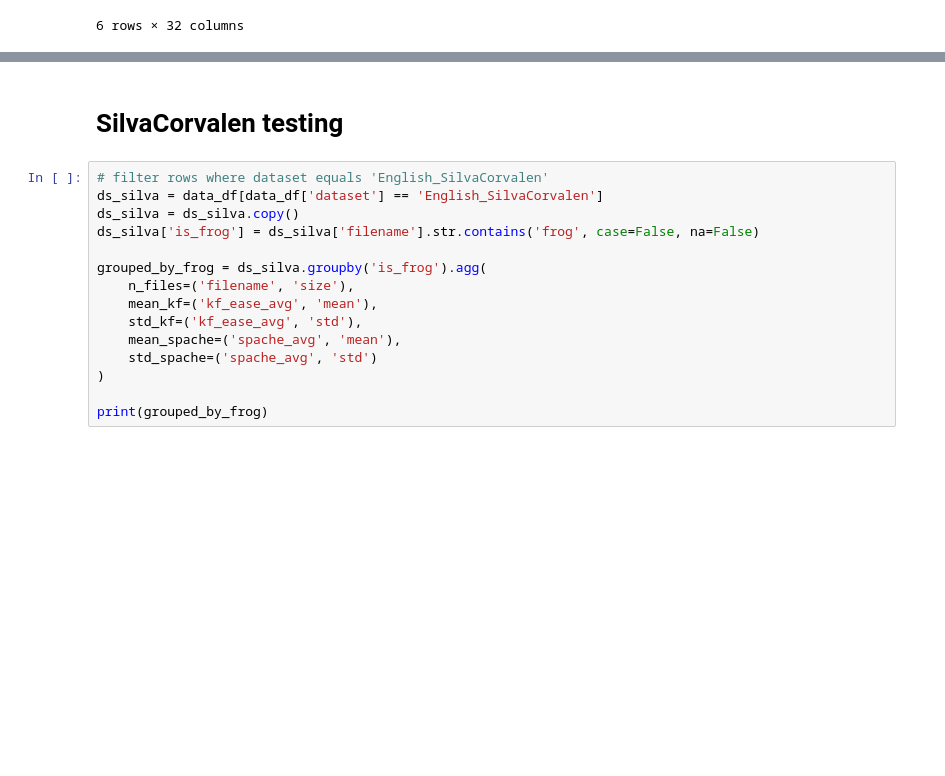
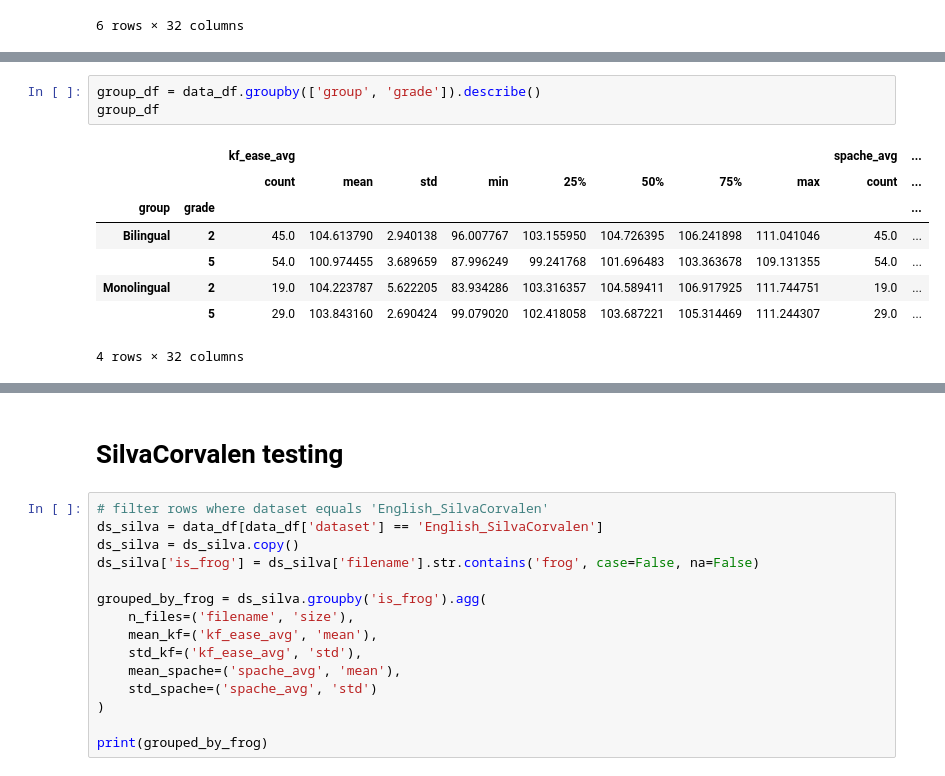
Before and after one commit to nachodll/complex-sentences-acquisition, a Jupyter notebook: 3_create_plots.ipynb, the cells around one changed output, grey strips where cells are left out. Saved outputs shown, nothing was run; the diff lists cells and outputs as text; blank space fills up the shorter version.

```diff
--- a/3_create_plots.ipynb
+++ b/3_create_plots.ipynb
@@ -28 +53,13 @@ grouped_df
+# %%
+group_df = data_df.groupby(['group', 'grade']).describe()
+group_df
+# %% [output]
+|  |  | kf_ease_avg |  |  |  |  |  |  |  | spache_avg | ... |
+|  |  | count | mean | std | min | 25% | 50% | 75% | max | count | ... |
+| group | grade |  |  |  |  |  |  |  |  |  | ... |
+| Bilingual | 2 | 45.0 | 104.613790 | 2.940138 | 96.007767 | 103.155950 | 104.726395 | 106.241898 | 111.041046 | 45.0 | ... |
+|  | 5 | 54.0 | 100.974455 | 3.689659 | 87.996249 | 99.241768 | 101.696483 | 103.363678 | 109.131355 | 54.0 | ... |
+| Monolingual | 2 | 19.0 | 104.223787 | 5.622205 | 83.934286 | 103.316357 | 104.589411 | 106.917925 | 111.744751 | 19.0 | ... |
+|  | 5 | 29.0 | 103.843160 | 2.690424 | 99.079020 | 102.418058 | 103.687221 | 105.314469 | 111.244307 | 29.0 | ... |
+4 rows × 32 columns
 # %%
```
Also changed, not shown: parts of 15 cells of this notebook, 4 other files.
